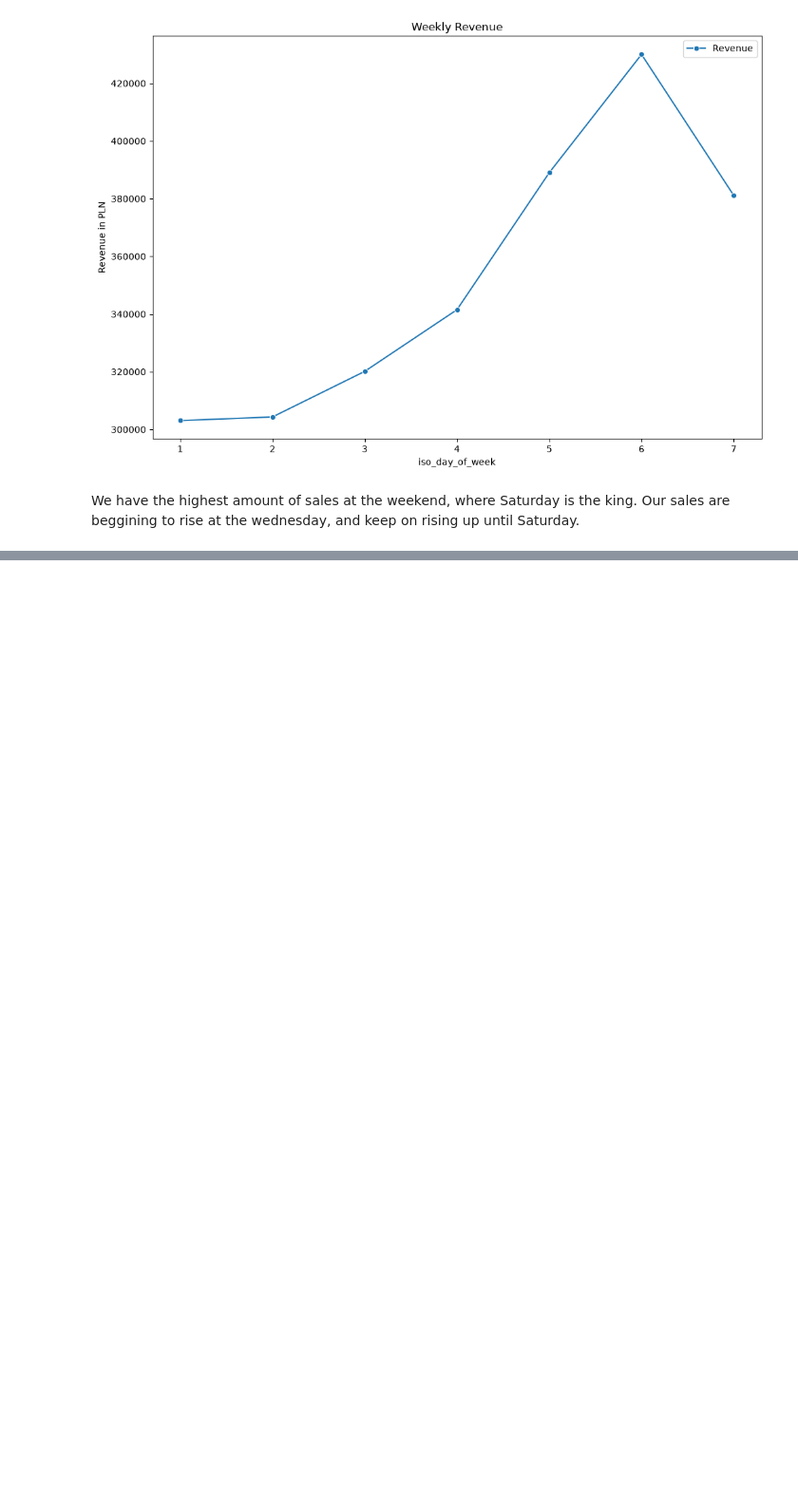
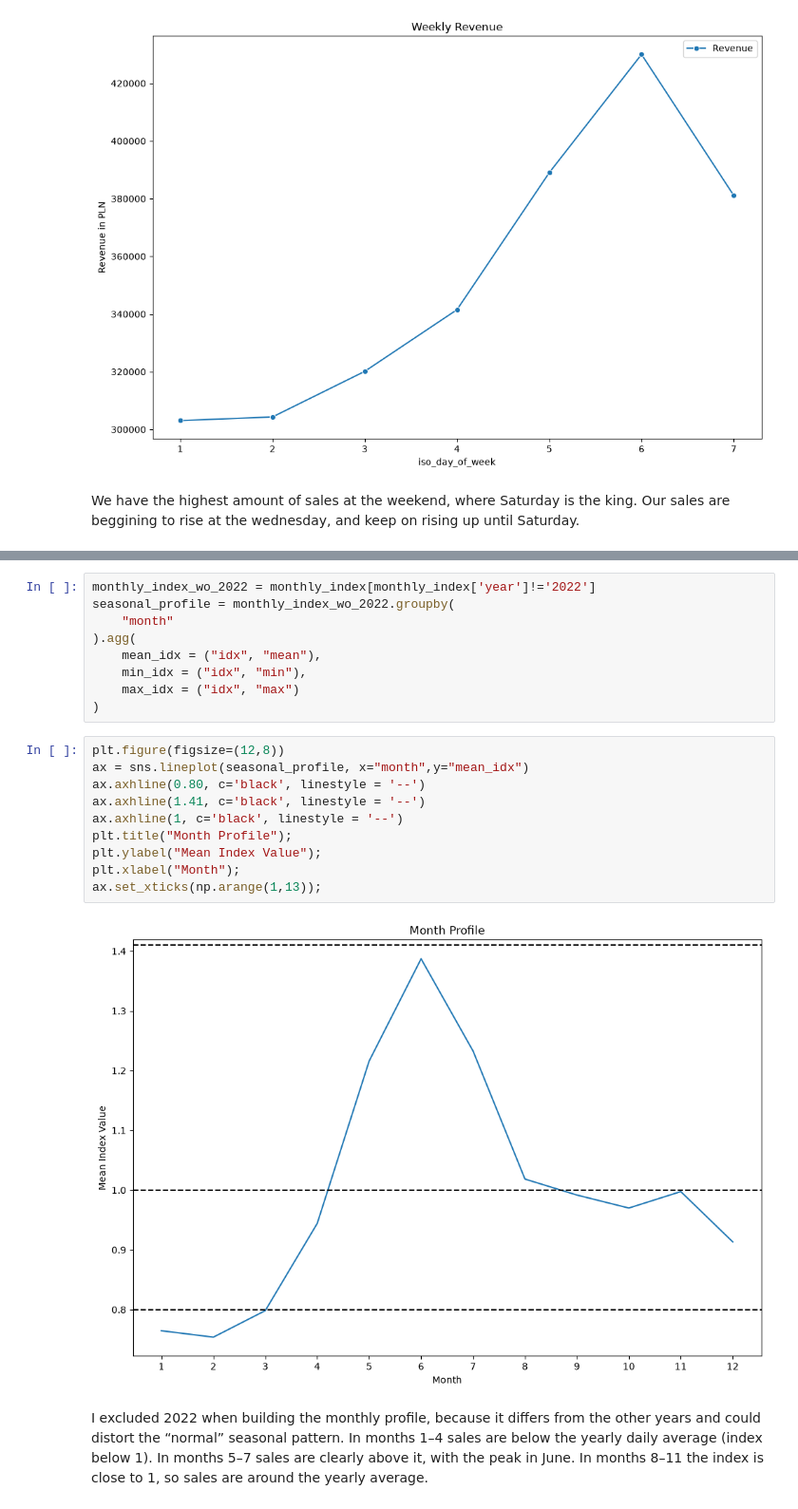
Before and after one commit to Grzegosh/sku_prediction, a Jupyter notebook: EDA.ipynb, the cells around one changed output, grey strips where cells are left out. Shown at 95% size. Cells and saved outputs as stored; diff of their text form; blank space fills up the shorter version.

```diff
--- a/EDA.ipynb
+++ b/EDA.ipynb
@@ -202,0 +234,23 @@ We have the highest amount of sales at the weekend, where Saturday is the king.
+# %%
+monthly_index_wo_2022 = monthly_index[monthly_index['year']!='2022']
+seasonal_profile = monthly_index_wo_2022.groupby(
+    "month"
+).agg(
+    mean_idx = ("idx", "mean"),
+    min_idx = ("idx", "min"),
+    max_idx = ("idx", "max")
+)
+# %%
+plt.figure(figsize=(12,8))
+ax = sns.lineplot(seasonal_profile, x="month",y="mean_idx")
+ax.axhline(0.80, c='black', linestyle = '--')
+ax.axhline(1.41, c='black', linestyle = '--')
+ax.axhline(1, c='black', linestyle = '--')
+plt.title("Month Profile");
+plt.ylabel("Mean Index Value");
+plt.xlabel("Month");
+ax.set_xticks(np.arange(1,13));
+# %% [output]
+[figure, added]
+# %% [markdown]
+I excluded 2022 when building the monthly profile, because it differs from the other years and could distort the “normal” seasonal pattern. In months 1–4 sales are below the yearly daily average (index below 1). In months 5–7 sales are clearly above it, with the peak in June. In months 8–11 the index is close to 1, so sales are around the yearly average.
```
Also changed, not shown: parts of 4 cells of this notebook.
